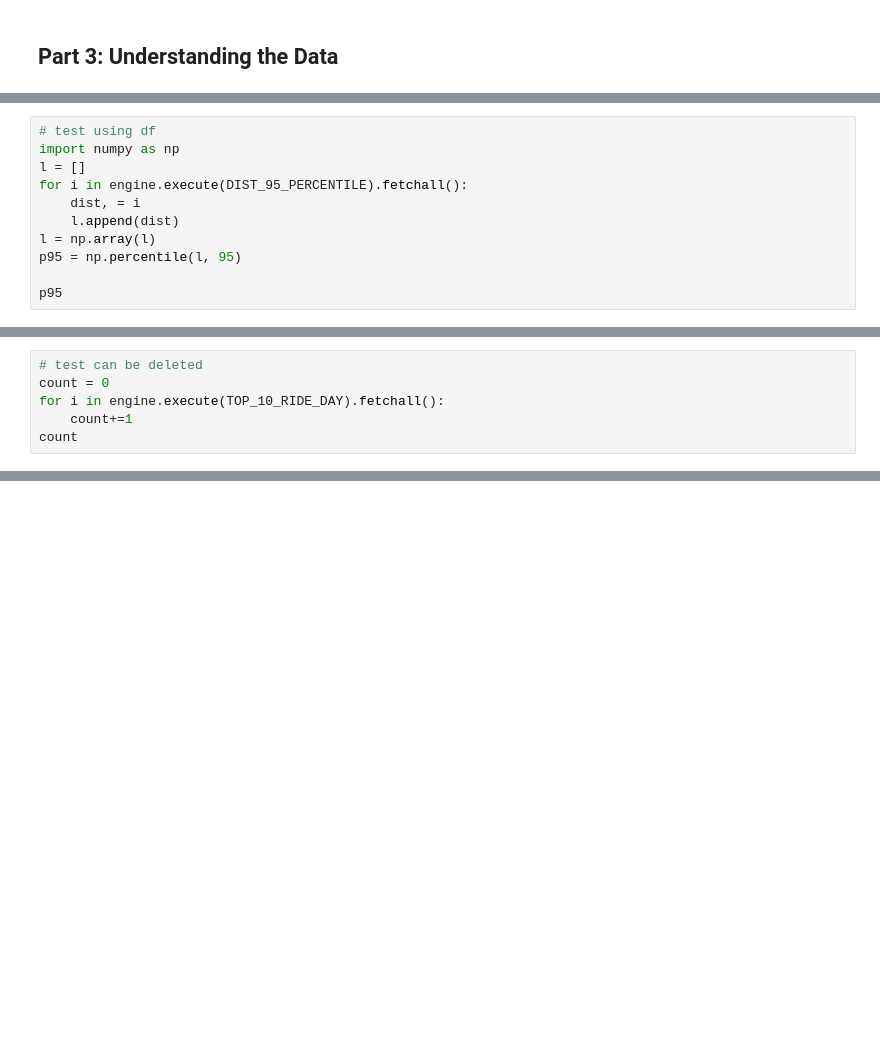
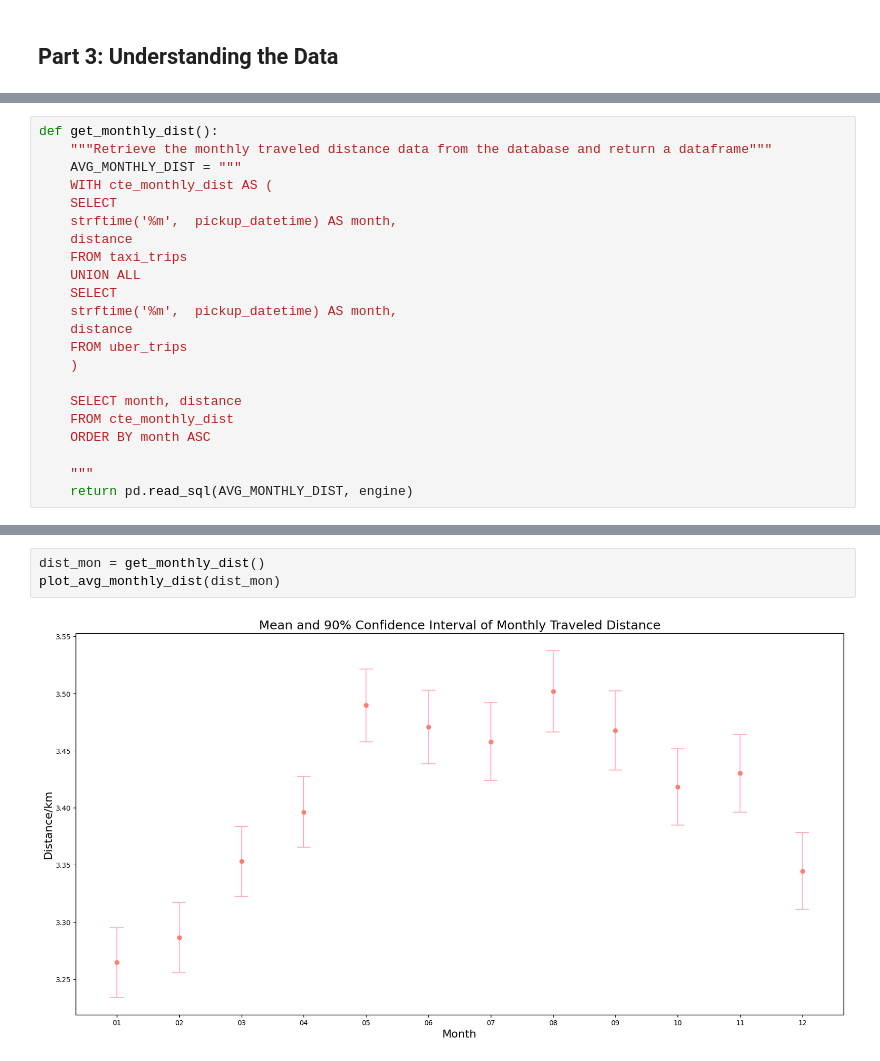
Before and after one commit to zhang-yixin912/4501_final_project, a Jupyter notebook: 4501_Final_Project.ipynb, the cells around one changed output, grey strips where cells are left out. Saved outputs shown, nothing was run; the diff lists cells and outputs as text; blank space fills up the shorter version.

```diff
--- a/4501_Final_Project.ipynb
+++ b/4501_Final_Project.ipynb
@@ -653,11 +520,0 @@ SELECT distance FROM cte_distance
-# %%
-# test using df
-import numpy as np
-l = []
-for i in engine.execute(DIST_95_PERCENTILE).fetchall():
-    dist, = i
-    l.append(dist)
-l = np.array(l)
-p95 = np.percentile(l, 95)
-
-p95
@@ -716,6 +520,0 @@ SELECT * FROM cte_rides_days
-# %%
-# test can be deleted
-count = 0
-for i in engine.execute(TOP_10_RIDE_DAY).fetchall():
-    count+=1
-count
@@ -768,0 +677,22 @@ plot_visual_n(some_dataframe)
+# %%
+def get_monthly_dist():
+    """Retrieve the monthly traveled distance data from the database and return a dataframe"""
+    AVG_MONTHLY_DIST = """
+    WITH cte_monthly_dist AS (
+    SELECT
+    strftime('%m',  pickup_datetime) AS month,
+    distance
+    FROM taxi_trips
+    UNION ALL
+    SELECT
+    strftime('%m',  pickup_datetime) AS month,
+    distance
+    FROM uber_trips
+    )
+
+    SELECT month, distance
+    FROM cte_monthly_dist
+    ORDER BY month ASC
+
+    """
+    return pd.read_sql(AVG_MONTHLY_DIST, engine)
@@ -768,0 +701,5 @@ plot_visual_n(some_dataframe)
+# %%
+dist_mon = get_monthly_dist()
+plot_avg_monthly_dist(dist_mon)
+# %% [output]
+[figure, added]
```
Also changed, not shown: parts of 91 cells of this notebook.
